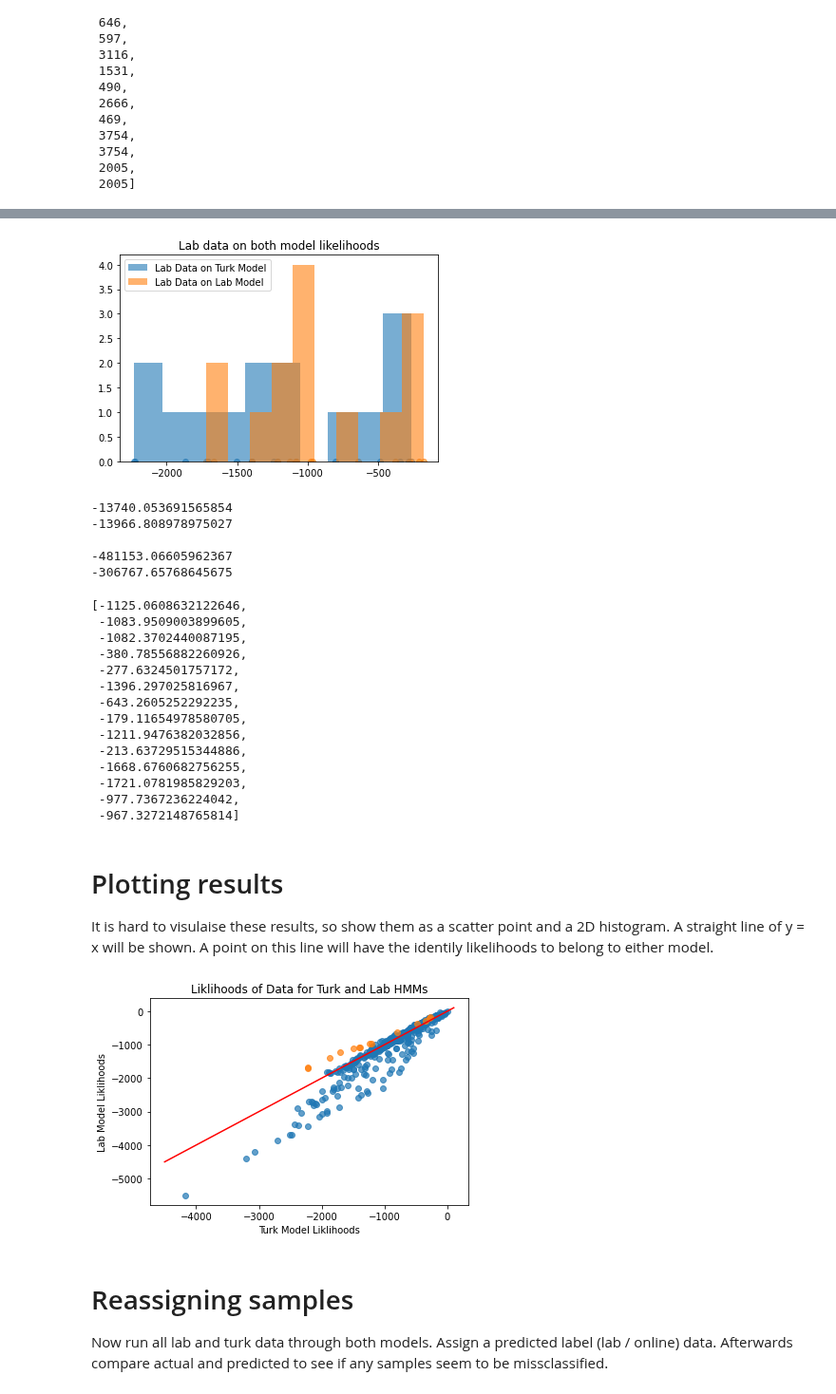
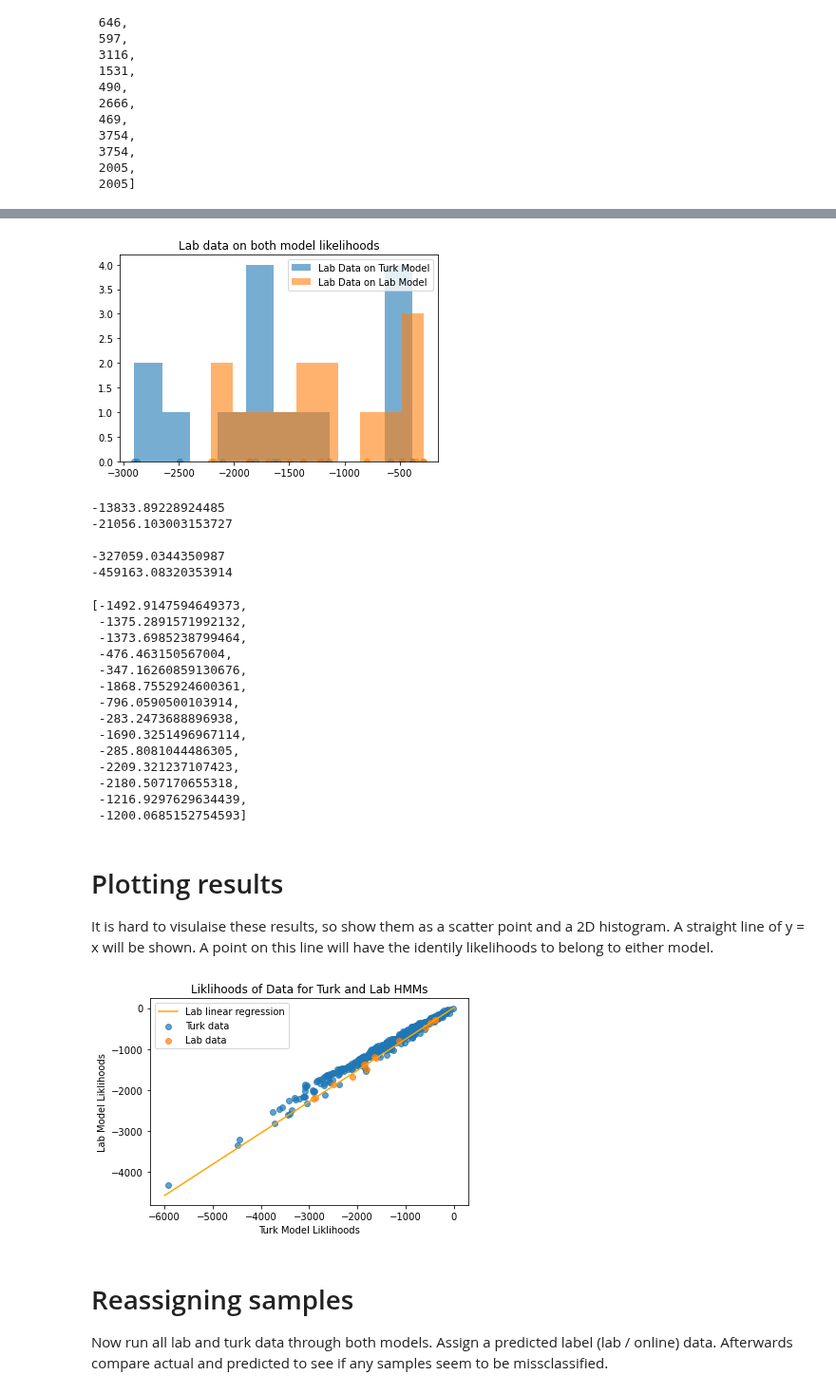
Before and after one commit to DJSaunders1997/Masters-Project, a Jupyter notebook: HMM.ipynb, the cells around one changed output, grey strips where cells are left out. Shown at 95% size. Saved outputs shown, nothing was run; the diff lists cells and outputs as text; code cells hidden in the pictures.

Commit message:
Changed data reclassification algorithm

```diff
--- a/HMM.ipynb
+++ b/HMM.ipynb
@@ -125,6 +126,6 @@ lab_lengths
  2005,
  2005]
 # %%
-lab_model = hmm.MultinomialHMM(n_components=6, n_iter=1000, verbose=True).fit(data_lab, lab_lengths)
+lab_model = hmm.MultinomialHMM(n_components=6, n_iter=50, verbose=True).fit(data_lab, lab_lengths)
 lab_model
 # %% [output]
@@ -174,4 +175,4 @@ array([[0.945, 0.005, 0.005, 0.026, 0.019, 0.   ],
 # %%
-turk_model = hmm.MultinomialHMM(n_components=6, n_iter=1000, verbose=True).fit(data_turk.reshape(-1, 1), turk_lengths) # dont know how many components/hidden states I should have
+turk_model = hmm.MultinomialHMM(n_components=6, n_iter=50, verbose=True).fit(data_turk.reshape(-1, 1), turk_lengths) # dont know how many components/hidden states I should have
 turk_model
 # %% [output]
@@ -292,7 +293,7 @@ plt.scatter( lab_data_lab_model, np.zeros((len(lab_data_lab_model),1)), label='L
 
 plt.show()
 # %% [output]
-[figure, old version]
+[figure, new version]
 # %%
 print(lab_model.score(data_lab, lab_lengths))
 print(turk_model.score(data_lab, lab_lengths))
@@ -300,31 +301,31 @@ print()
 print(lab_model.score(data_turk, turk_lengths))
 print(turk_model.score(data_turk, turk_lengths))
 # %% [output]
--13740.053691565854
--13966.808978975027
+-13833.89228924485
+-21056.103003153727
 
--481153.06605962367
--306767.65768645675
+-327059.0344350987
+-459163.08320353914
 # %%
 turk_data_turk_model
 turk_data_lab_model
 lab_data_turk_model
 lab_data_lab_model
 # %% [output]
-[-1125.0608632122646,
- -1083.9509003899605,
- -1082.3702440087195,
- -380.78556882260926,
- -277.6324501757172,
- -1396.297025816967,
- -643.2605252292235,
- -179.11654978580705,
- -1211.9476382032856,
- -213.63729515344886,
- -1668.6760682756255,
- -1721.0781985829203,
- -977.7367236224042,
- -967.3272148765814]
+[-1492.9147594649373,
+ -1375.2891571992132,
+ -1373.6985238799464,
+ -476.463150567004,
+ -347.16260859130676,
+ -1868.7552924600361,
+ -796.0590500103914,
+ -283.2473688896938,
+ -1690.3251496967114,
+ -285.8081044486305,
+ -2209.321237107423,
+ -2180.507170655318,
+ -1216.9297629634439,
+ -1200.0685152754593]
 # %% [markdown]
 # Plotting results
 
@@ -332,24 +333,46 @@ It is hard to visulaise these results, so show them as a scatter point and a 2D
 A straight line of y = x will be shown.
 A point on this line will have the identily likelihoods to belong to either model.
 # %%
-plt.scatter(turk_data_turk_model, turk_data_lab_model, alpha=0.7)
-plt.scatter(lab_data_turk_model, lab_data_lab_model, alpha=0.7)
+plt.scatter(turk_data_turk_model, turk_data_lab_model, alpha=0.7, label='Turk data')
+plt.scatter(lab_data_turk_model, lab_data_lab_model, alpha=0.7, label='Lab data')
 
-x = np.linspace(-4500,100,100)
-y = 1*x+0
+# plot straight line y=x
+#xline = np.linspace(-4500,100,100)
+#y = 1*x+0
+#plt.plot(xline,y, 'k')
 
-plt.plot(x,y, 'r')
 plt.title('Liklihoods of Data for Turk and Lab HMMs')
 plt.xlabel('Turk Model Liklihoods')
 plt.ylabel('Lab Model Liklihoods')
+#plt.show()
+
+# Linear reg of all data
+#X = np.array(turk_data_turk_model+lab_data_turk_model).reshape(-1,1)
+#y = np.array(turk_data_lab_model+lab_data_lab_model).reshape(-1,1)
+#reg = LinearRegression().fit(X, y)
+#pred=reg.predict(X)
+#plt.plot(X, pred, 'b', alpha=0.6)
+
+# Linear reg of just lab data
+X = np.array(lab_data_turk_model).reshape(-1,1)
+y = np.array(lab_data_lab_model).reshape(-1,1)
+reg = LinearRegression().fit(X, y)
+#pred=reg.predict(X)
+#plt.plot(X, pred, 'r', alpha=0.6)
+
+x = np.linspace(-6000,0,100)
+y = reg.coef_[0][0]*x + reg.intercept_[0]
+plt.plot(x, y, 'orange', label='Lab linear regression')
+plt.legend()
+
 plt.show()
 
 # These scatterplots show that there is not anywhere near as much variance with the turk model predictions as the lab model predictions.
 # Probably due to the fact we didtnt have much data to train the lab model with.
 # The positive quadrant shows that shows that while the turk likelihoods are always slightly higher, theyre directly correlated and not much difference.
 # Can we accume any positive likelihood from the lab model using turk data means theyre paying attention?
 # %% [output]
-[figure, old version]
+[figure, new version]
 # %% [markdown]
 # Reassigning samples
 
```
Also changed, not shown: parts of 31 cells of this notebook, 1 other file.
